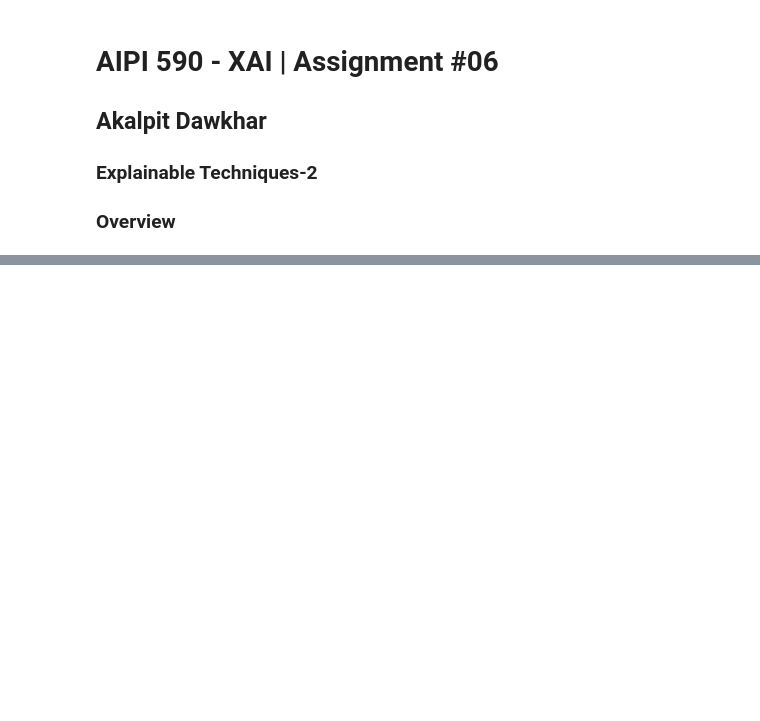
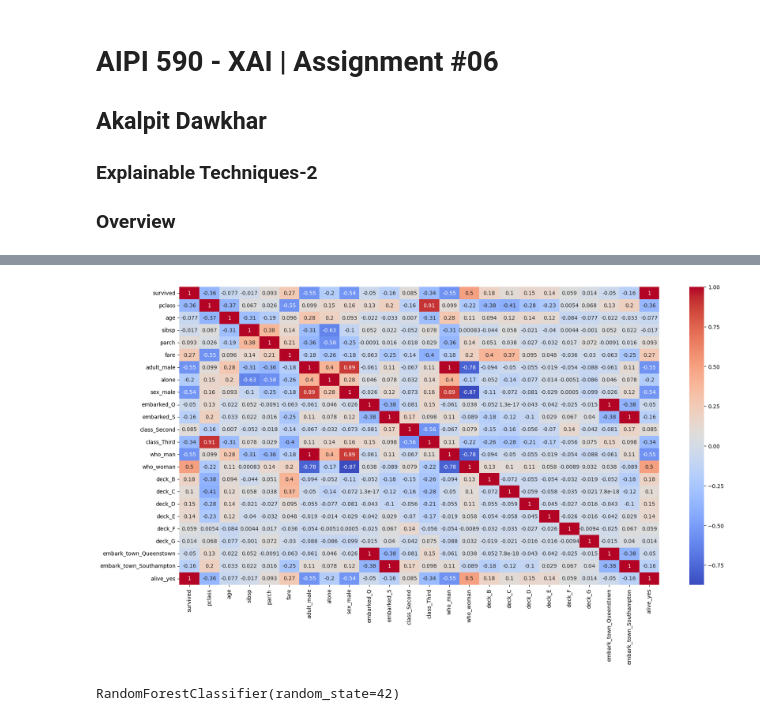
Before and after one commit to akalpit23/Explainable-techniques, a Jupyter notebook: Assignment-6/Explainable_Techniques_Assignment_06.ipynb, the cells around one changed output, grey strips where cells are left out. Drawn from its saved outputs; the diff is of its cells as text; code cells hidden in the pictures; blank space fills up the shorter version.

```diff
--- a/Assignment-6/Explainable_Techniques_Assignment_06.ipynb
+++ b/Assignment-6/Explainable_Techniques_Assignment_06.ipynb
@@ -137,0 +93,31 @@ weighted avg       1.00      1.00      1.00       143
+# %%
+
+# Step 3: Exploratory Data Analysis (EDA)
+
+# Convert categorical variables to numerical via one-hot encoding
+df_encoded = pd.get_dummies(df, drop_first=True)
+
+# Drop rows with missing values for simplicity
+df_encoded = df_encoded.dropna()
+
+# Visualize correlation heatmap for numeric columns only
+plt.figure(figsize=(20,10))
+corr_matrix = df_encoded.corr()
+sns.heatmap(corr_matrix, annot=True, cmap='coolwarm')
+
+# Show the plot
+plt.show()
+
+# Step 4: Data Preprocessing
+X = df_encoded.drop('survived', axis=1)  # Assuming "survived" is the target variable
+y = df_encoded['survived']
+# %% [output]
+[figure, added]
+# %%
+# Step 5: Model Selection & Training
+X_train, X_test, y_train, y_test = train_test_split(X, y, test_size=0.2, random_state=42)
+
+model = RandomForestClassifier(random_state=42)
+model.fit(X_train, y_train)
+# %% [output]
+RandomForestClassifier(random_state=42)
```
Also changed, not shown: parts of 8 cells of this notebook, 1 other file.
